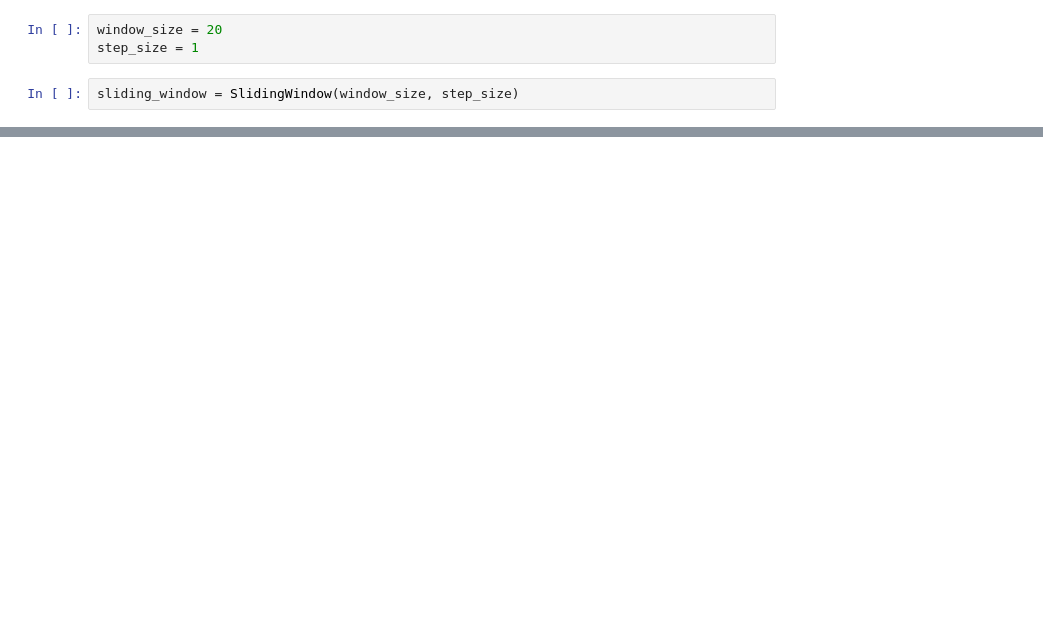
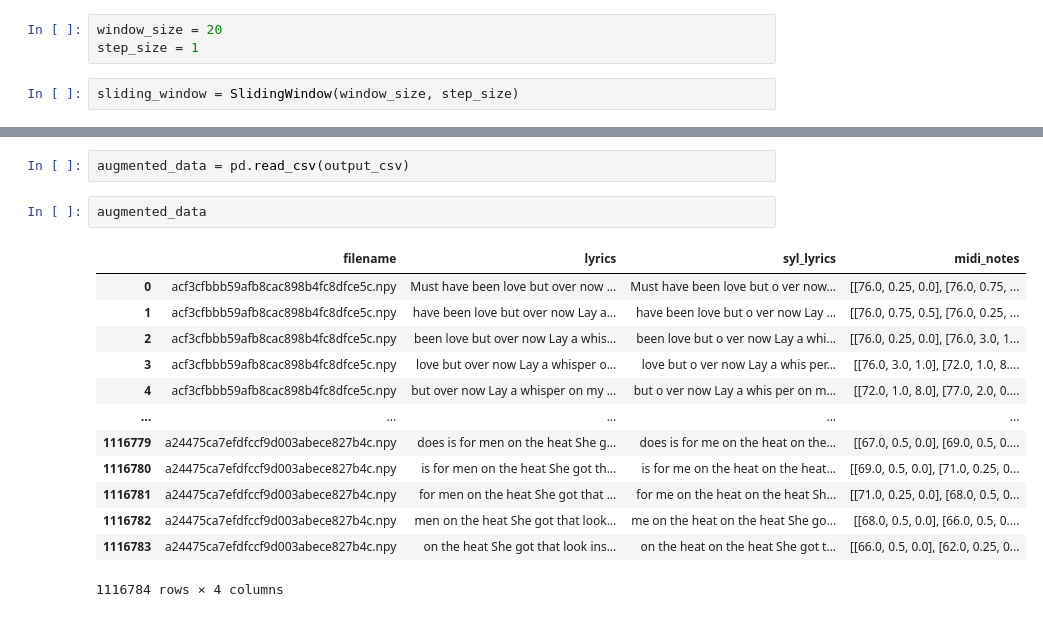
Before and after one commit to jj-haygurlhay/Lyrics2Melody, a Jupyter notebook: notebooks/data_aug.ipynb, the cells around one changed output, grey strips where cells are left out. Drawn from its saved outputs; the diff is of its cells as text; blank space fills up the shorter version.

```diff
--- a/notebooks/data_aug.ipynb
+++ b/notebooks/data_aug.ipynb
@@ -27,0 +61,18 @@ sliding_window.process_csv(input_csv, output_csv)
+# %%
+augmented_data = pd.read_csv(output_csv)
+# %%
+augmented_data
+# %% [output]
+|  | filename | lyrics | syl_lyrics | midi_notes |
+| 0 | acf3cfbbb59afb8cac898b4fc8dfce5c.npy | Must have been love but over now ... | Must have been love but o ver now... | [[76.0, 0.25, 0.0], [76.0, 0.75, ... |
+| 1 | acf3cfbbb59afb8cac898b4fc8dfce5c.npy | have been love but over now Lay a... | have been love but o ver now Lay ... | [[76.0, 0.75, 0.5], [76.0, 0.25, ... |
+| 2 | acf3cfbbb59afb8cac898b4fc8dfce5c.npy | been love but over now Lay a whis... | been love but o ver now Lay a whi... | [[76.0, 0.25, 0.0], [76.0, 3.0, 1... |
+| 3 | acf3cfbbb59afb8cac898b4fc8dfce5c.npy | love but over now Lay a whisper o... | love but o ver now Lay a whis per... | [[76.0, 3.0, 1.0], [72.0, 1.0, 8.... |
+| 4 | acf3cfbbb59afb8cac898b4fc8dfce5c.npy | but over now Lay a whisper on my ... | but o ver now Lay a whis per on m... | [[72.0, 1.0, 8.0], [77.0, 2.0, 0.... |
+| ... | ... | ... | ... | ... |
+| 1116779 | a24475ca7efdfccf9d003abece827b4c.npy | does is for men on the heat She g... | does is for me on the heat on the... | [[67.0, 0.5, 0.0], [69.0, 0.5, 0.... |
+| 1116780 | a24475ca7efdfccf9d003abece827b4c.npy | is for men on the heat She got th... | is for me on the heat on the heat... | [[69.0, 0.5, 0.0], [71.0, 0.25, 0... |
+| 1116781 | a24475ca7efdfccf9d003abece827b4c.npy | for men on the heat She got that ... | for me on the heat on the heat Sh... | [[71.0, 0.25, 0.0], [68.0, 0.5, 0... |
+| 1116782 | a24475ca7efdfccf9d003abece827b4c.npy | men on the heat She got that look... | me on the heat on the heat She go... | [[68.0, 0.5, 0.0], [66.0, 0.5, 0.... |
+| 1116783 | a24475ca7efdfccf9d003abece827b4c.npy | on the heat She got that look ins... | on the heat on the heat She got t... | [[66.0, 0.5, 0.0], [62.0, 0.25, 0... |
+1116784 rows × 4 columns
```
Also changed, not shown: parts of 2 cells of this notebook, 1 other file.
